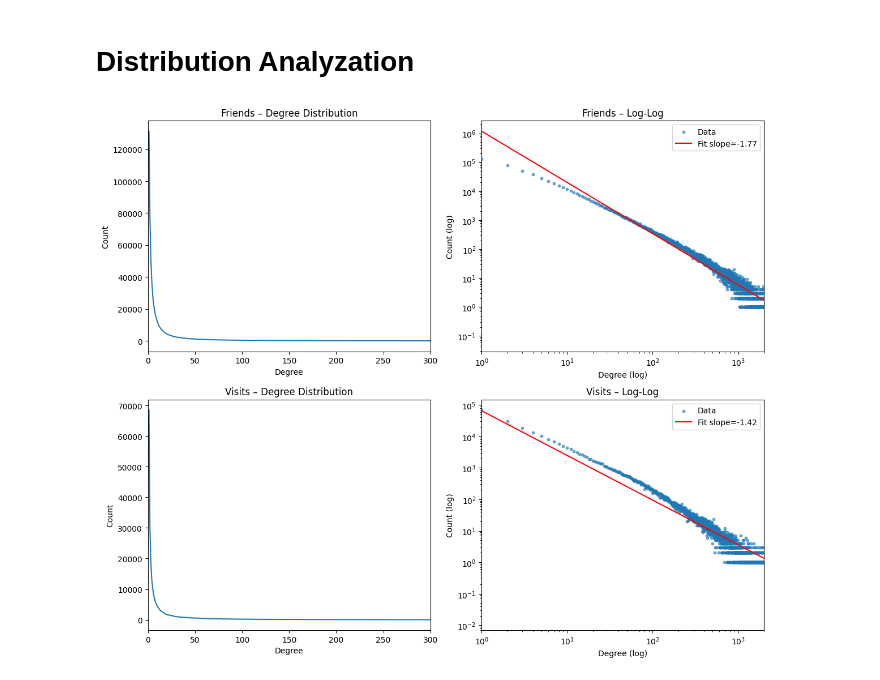
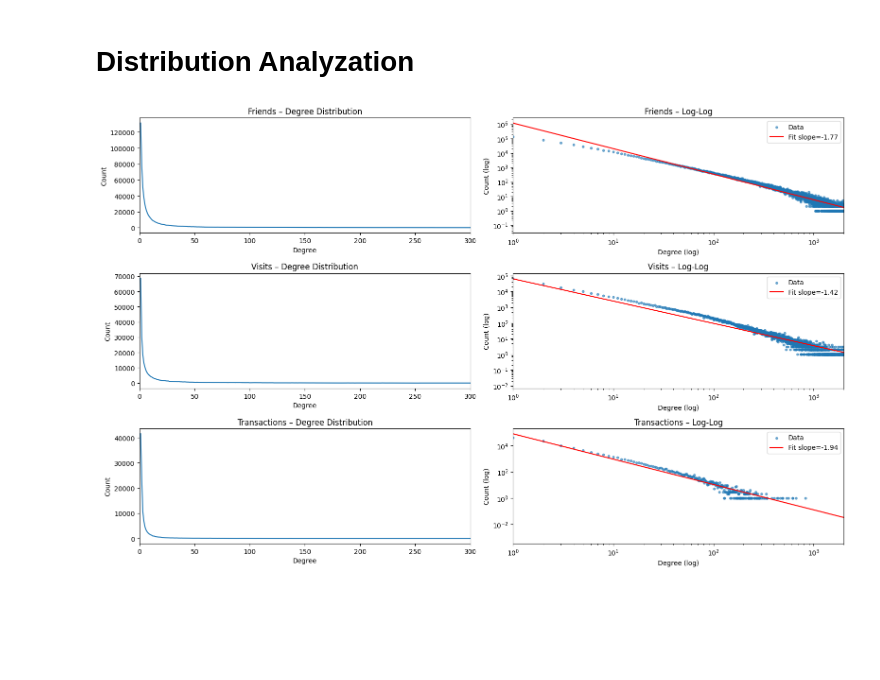
Before and after one commit to MeditatorE/Timik-Multi-layer-Network-Analysis, a Jupyter notebook: distribution.ipynb, the cells around one changed output. Drawn from its saved outputs; the diff is of its cells as text; code cells hidden in the pictures; blank space fills up the shorter version.

Commit message:
update distribution analyzation

```diff
--- a/distribution.ipynb
+++ b/distribution.ipynb
@@ -178,11 +178,13 @@ def degree_counts(g):
 
 g_friends = load_graph('/content/drive/MyDrive/Colab Notebooks/data/ECE227/friends.csv')
 g_visits  = load_graph('/content/drive/MyDrive/Colab Notebooks/data/ECE227/visits.csv')
+g_transactions = load_graph('/content/drive/MyDrive/Colab Notebooks/data/ECE227/transactions.csv')
 
 deg1, cnt1 = degree_counts(g_friends)
 deg2, cnt2 = degree_counts(g_visits)
+deg3, cnt3 = degree_counts(g_transactions)
 
-fig, axes = plt.subplots(2, 2, figsize=(12, 10))
+fig, axes = plt.subplots(3, 2, figsize=(16, 10))
 
 # --- friends Linear ---
 axes[0,0].plot(deg1, cnt1)
@@ -203,31 +205,52 @@ axes[0,1].plot(deg1, 10**(a1*logx1 + b1), color='red',
                label=f'Fit slope={a1:.2f}')
 axes[0,1].set_xlabel('Degree (log)')
 axes[0,1].set_ylabel('Count (log)')
 axes[0,1].set_title('Friends – Log-Log')
 axes[0,1].legend()
 
 # --- visits Linear ---
 axes[1,0].plot(deg2, cnt2)
 axes[1,0].set_xlim(0, 300)
 axes[1,0].set_xlabel('Degree')
 axes[1,0].set_ylabel('Count')
 axes[1,0].set_title('Visits – Degree Distribution')
 
 # --- visits Log-Log  ---
 axes[1,1].scatter(deg2, cnt2, s=10, alpha=0.6, label='Data')
 axes[1,1].set_xscale('log')
 axes[1,1].set_yscale('log')
 axes[1,1].set_xlim(1, 2000)
 logx2 = np.log10(deg2); logy2 = np.log10(cnt2)
 a2, b2 = np.polyfit(logx2, logy2, 1)
 axes[1,1].plot(deg2, 10**(a2*logx2 + b2), color='red',
                label=f'Fit slope={a2:.2f}')
 axes[1,1].set_xlabel('Degree (log)')
 axes[1,1].set_ylabel('Count (log)')
 axes[1,1].set_title('Visits – Log-Log')
 axes[1,1].legend()
 
+# --- transactions Linear ---
+axes[2,0].plot(deg3, cnt3)
+axes[2,0].set_xlim(0, 300)
+axes[2,0].set_xlabel('Degree')
+axes[2,0].set_ylabel('Count')
+axes[2,0].set_title('Transactions – Degree Distribution')
+
+# --- transactions Log-Log ---
+axes[2,1].scatter(deg3, cnt3, s=10, alpha=0.6, label='Data')
+axes[2,1].set_xscale('log')
+axes[2,1].set_yscale('log')
+axes[2,1].set_xlim(1, 2000)
+logx3 = np.log10(deg3); logy3 = np.log10(cnt3)
+a3, b3 = np.polyfit(logx3, logy3, 1)
+axes[2,1].plot(deg3, 10**(a3*logx3 + b3), color='red',
+               label=f'Fit slope={a3:.2f}')
+axes[2,1].set_xlabel('Degree (log)')
+axes[2,1].set_ylabel('Count (log)')
+axes[2,1].set_title('Transactions – Log-Log')
+axes[2,1].legend()
+
 plt.tight_layout()
 plt.show()
 # %% [output]
-[figure, old version]
+[figure, new version]
```
